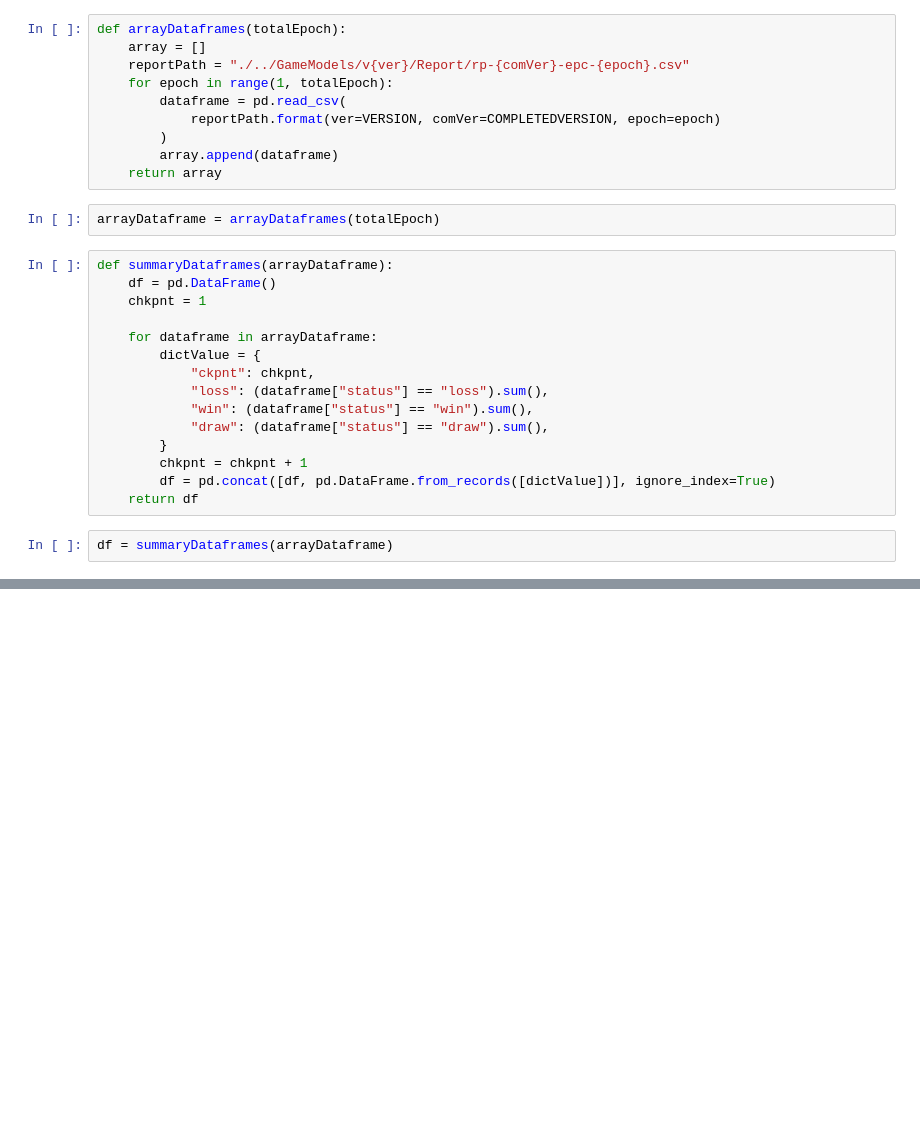
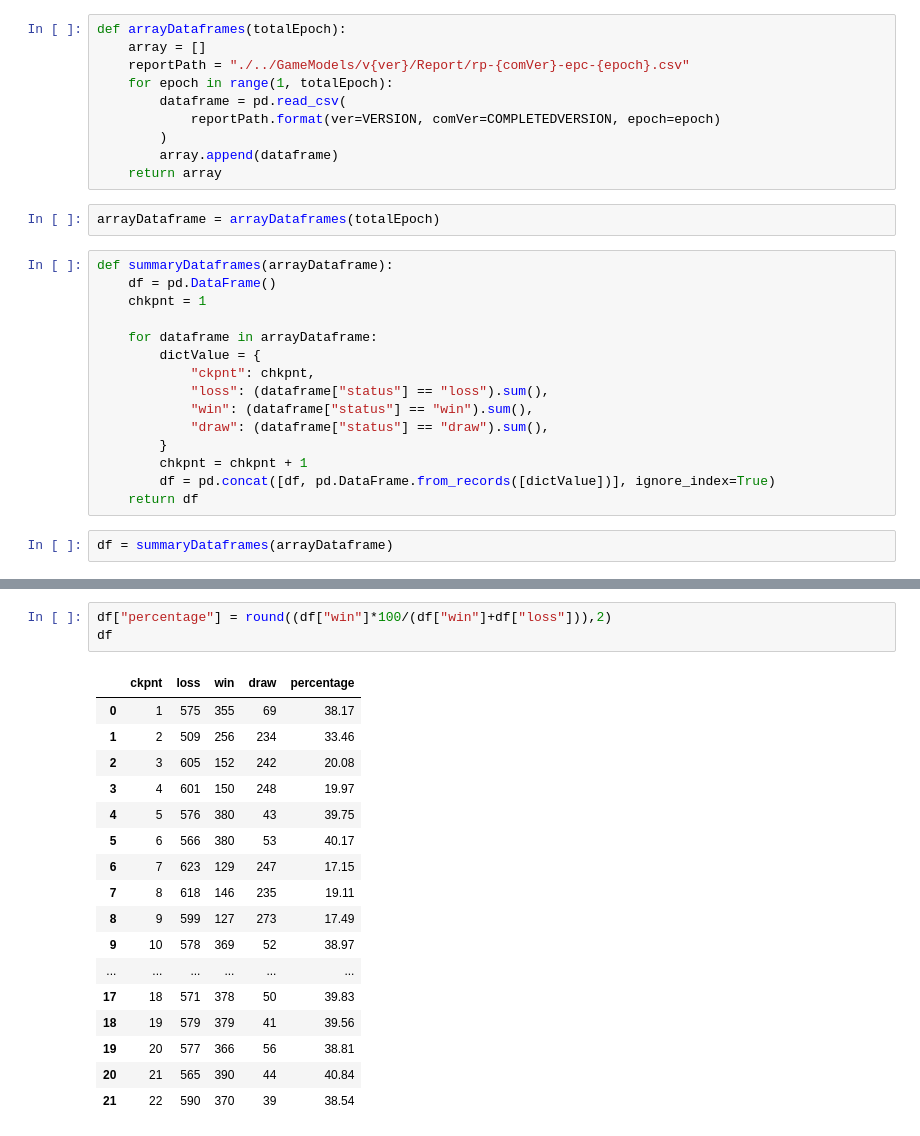
Before and after one commit to Giorgio6846/TrabajoFinal-IA, a Jupyter notebook: dataset/workspaceGame/Training/SummaryReports.ipynb, the cells around one changed output, grey strips where cells are left out. Drawn from its saved outputs; the diff is of its cells as text; blank space fills up the shorter version.

```diff
--- a/dataset/workspaceGame/Training/SummaryReports.ipynb
+++ b/dataset/workspaceGame/Training/SummaryReports.ipynb
@@ -102,0 +108,21 @@ dtype: float64
+# %%
+df["percentage"] = round((df["win"]*100/(df["win"]+df["loss"])),2)
+df
+# %% [output]
+|  | ckpnt | loss | win | draw | percentage |
+| 0 | 1 | 575 | 355 | 69 | 38.17 |
+| 1 | 2 | 509 | 256 | 234 | 33.46 |
+| 2 | 3 | 605 | 152 | 242 | 20.08 |
+| 3 | 4 | 601 | 150 | 248 | 19.97 |
+| 4 | 5 | 576 | 380 | 43 | 39.75 |
+| 5 | 6 | 566 | 380 | 53 | 40.17 |
+| 6 | 7 | 623 | 129 | 247 | 17.15 |
+| 7 | 8 | 618 | 146 | 235 | 19.11 |
+| 8 | 9 | 599 | 127 | 273 | 17.49 |
+| 9 | 10 | 578 | 369 | 52 | 38.97 |
+| ... | ... | ... | ... | ... | ... |
+| 17 | 18 | 571 | 378 | 50 | 39.83 |
+| 18 | 19 | 579 | 379 | 41 | 39.56 |
+| 19 | 20 | 577 | 366 | 56 | 38.81 |
+| 20 | 21 | 565 | 390 | 44 | 40.84 |
+| 21 | 22 | 590 | 370 | 39 | 38.54 |
```
Also changed, not shown: parts of 5 cells of this notebook, 8 other files.
